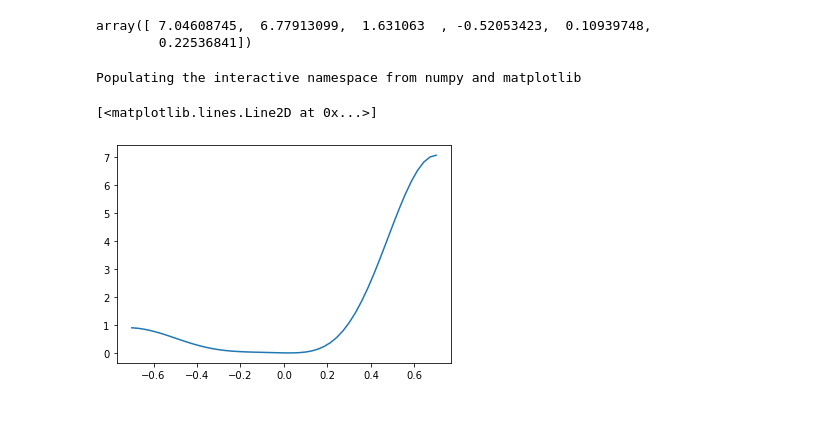
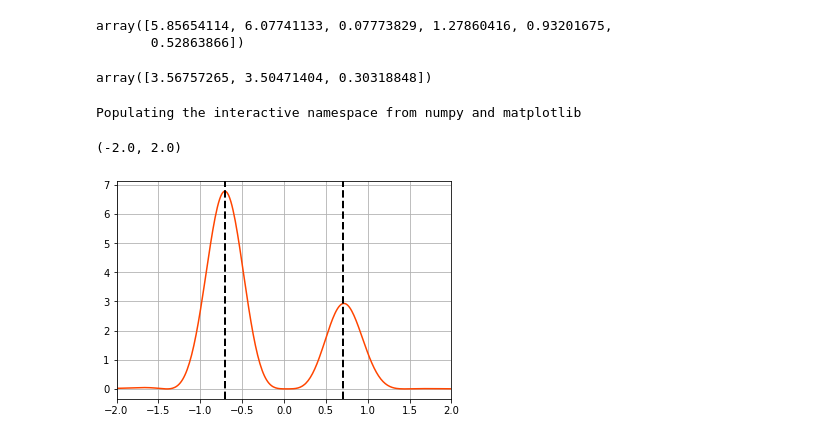
Before and after one commit to Semanames/quantum_chemistry, a Jupyter notebook: SCF jupyter interface.ipynb, the cells around one changed output. Cells and saved outputs as stored; diff of their text form; code cells hidden in the pictures.

```diff
--- a/SCF jupyter interface.ipynb
+++ b/SCF jupyter interface.ipynb
@@ -52,22 +52,32 @@ scf_final_state = scf_exec.run_calculation()
 # %%
 scf_handler = OutputHandlerSCF(scf_final_state, scf_exec.basis)
-# %%
-scf_handler.electron_energies()
-# %% [output]
-array([ 7.04608745,  6.77913099,  1.631063  , -0.52053423,  0.10939748,
-        0.22536841])
+# %%
+E_electron = scf_handler.electron_energies()
+E_electron
+# %% [output]
+array([5.85654114, 6.07741133, 0.07773829, 1.27860416, 0.93201675,
+       0.52863866])
+# %%
+(E_electron[:3]+E_electron[3:])/2
+# %% [output]
+array([3.56757265, 3.50471404, 0.30318848])
 # %%
 electron_density = scf_handler.electron_density()
 # %%
 %pylab inline
-z = np.linspace(-0.7,0.7, 50)
-r = np.zeros([50,3])
+z = np.linspace(-2,2, 300)
+r = np.zeros([300,3])
 r[:,-1] = z
-plot(z,electron_density(r))
+
+plot(z,electron_density(r), color='orangered')
+axvline(0.70053, linestyle='--', linewidth=2., color='black')
+axvline(-0.70053, linestyle='--', linewidth=2., color='black')
+grid(True)
+xlim([-2,2])
 # %% [output]
 Populating the interactive namespace from numpy and matplotlib
-[<matplotlib.lines.Line2D at 0x...>]
+(-2.0, 2.0)
-[figure, old version]
+[figure, new version]
 # %%
 scf_exec.integrator_3D.integrate(electron_density)
 # %% [output]
```
Also changed, not shown: parts of 4 cells of this notebook, 15 other files.
